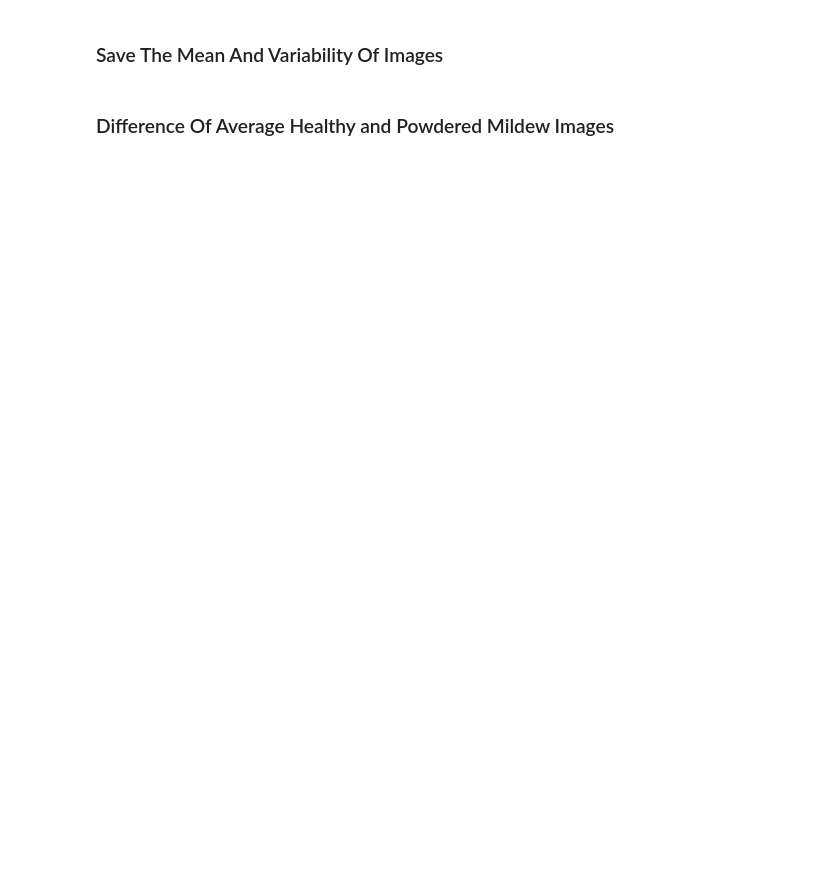
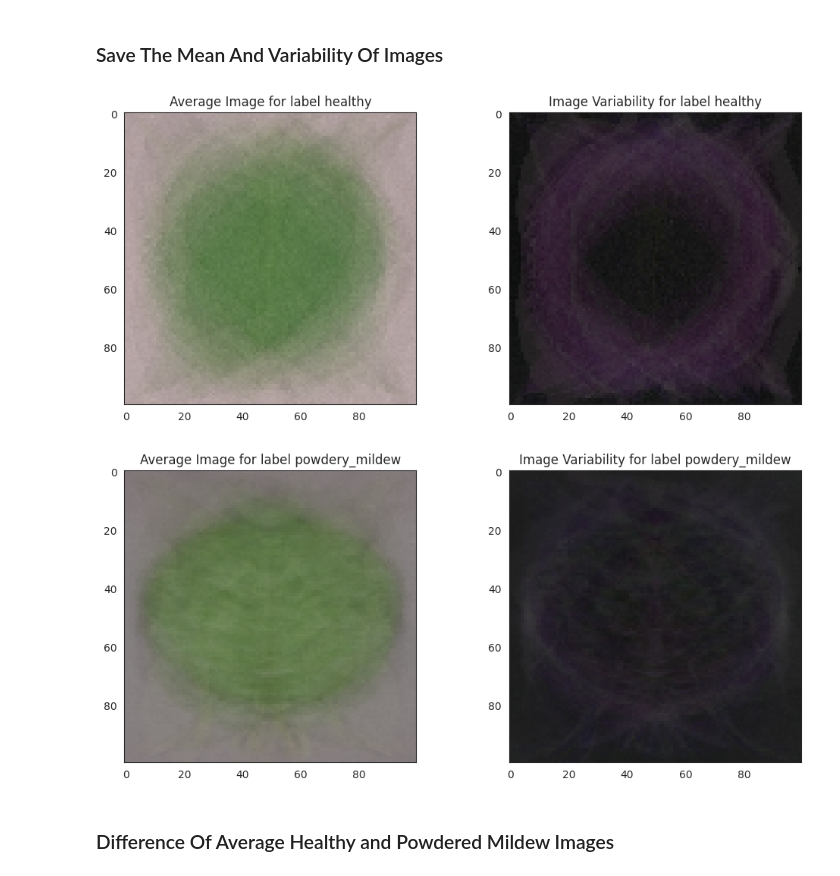
Before and after one commit to oscarbutler/P5-Mildew-Detection, a Jupyter notebook: jupyter_notebooks/2.Data_Visualisation.ipynb, the cells around one changed output. Drawn from its saved outputs; the diff is of its cells as text; code cells hidden in the pictures; blank space fills up the shorter version.

```diff
--- a/jupyter_notebooks/2.Data_Visualisation.ipynb
+++ b/jupyter_notebooks/2.Data_Visualisation.ipynb
@@ -174,7 +188,10 @@ def image_analysis(X, y, figsize=(12,5), save_image=False):
             plt.show()
             print("\n")
 # %%
-image_analysis(X=X, y=y, figsize=(12, 5))
+image_analysis(X=X, y=y, figsize=(12, 5), save_image=True)
+# %% [output]
+[figure, added]
+[figure, added]
 # %% [markdown]
 ### Difference Of Average Healthy and Powdered Mildew Images
 # %%
```
Also changed, not shown: parts of 13 cells of this notebook, 2 other files.
